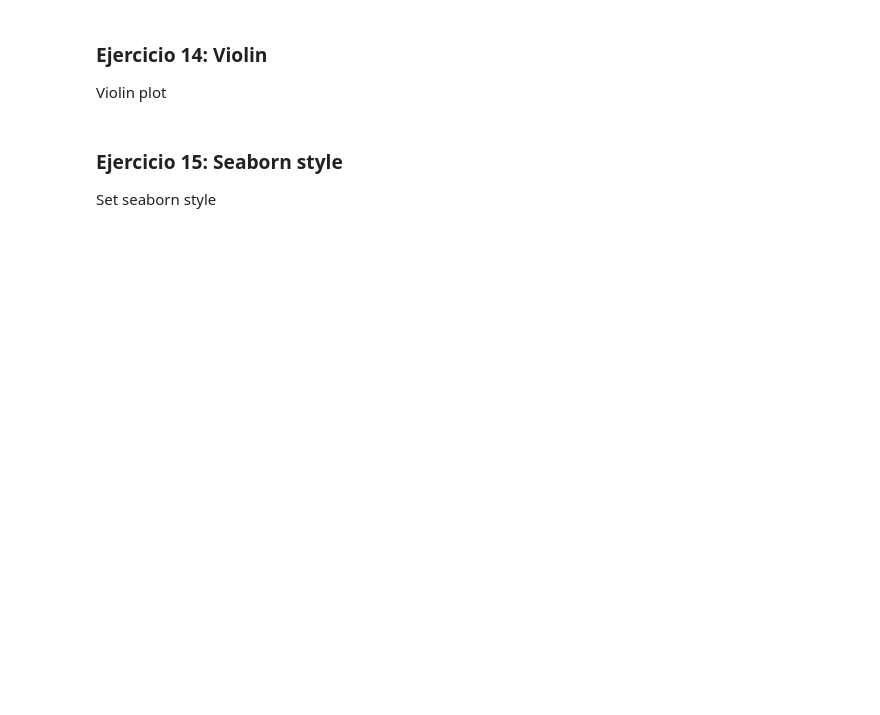
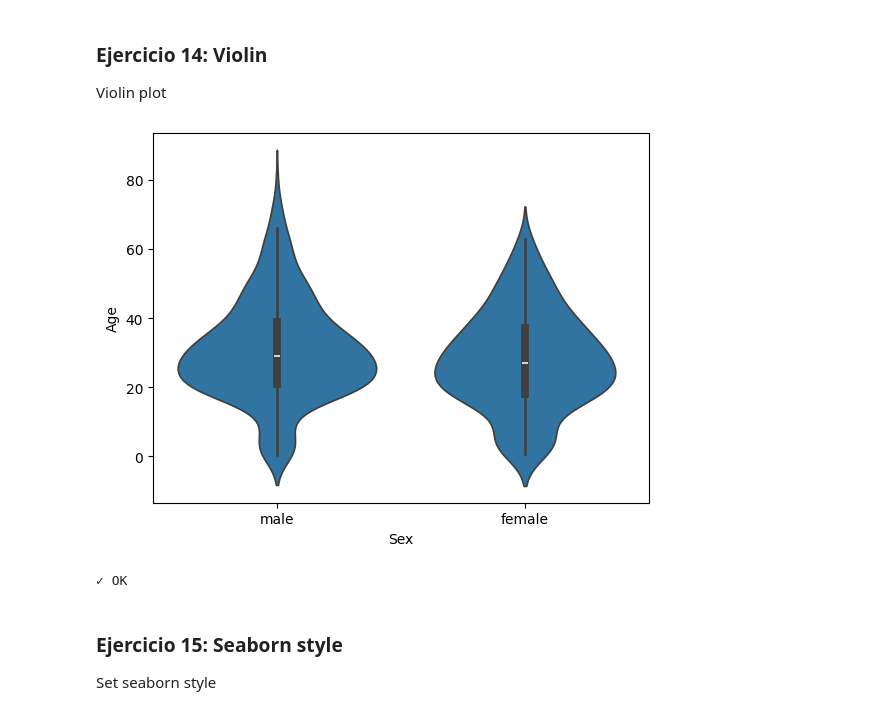
Before and after one commit to JuanmiiVg/BigDataInteligenciaArtificial, a Jupyter notebook: Programación/TareasdePandas/07_Visualization.ipynb, the cells around one changed output. Saved outputs shown, nothing was run; the diff lists cells and outputs as text; code cells hidden in the pictures; blank space fills up the shorter version.

```diff
--- a/Programación/TareasdePandas/07_Visualization.ipynb
+++ b/Programación/TareasdePandas/07_Visualization.ipynb
@@ -194,10 +209,14 @@ print('✓ OK')
 Violin plot
 # %%
 # Pista: sns.violinplot(data=titanic, x='Sex', y='Age')
-violin = None
+violin = sns.violinplot(data=titanic, x='Sex', y='Age')
+# %% [output]
+[figure, added]
 # %%
 assert violin is not None
 print('✓ OK')
+# %% [output]
+✓ OK
 # %% [markdown]
 ### Ejercicio 15: Seaborn style
 Set seaborn style
```
Also changed, not shown: parts of 9 cells of this notebook, 5 other files.
